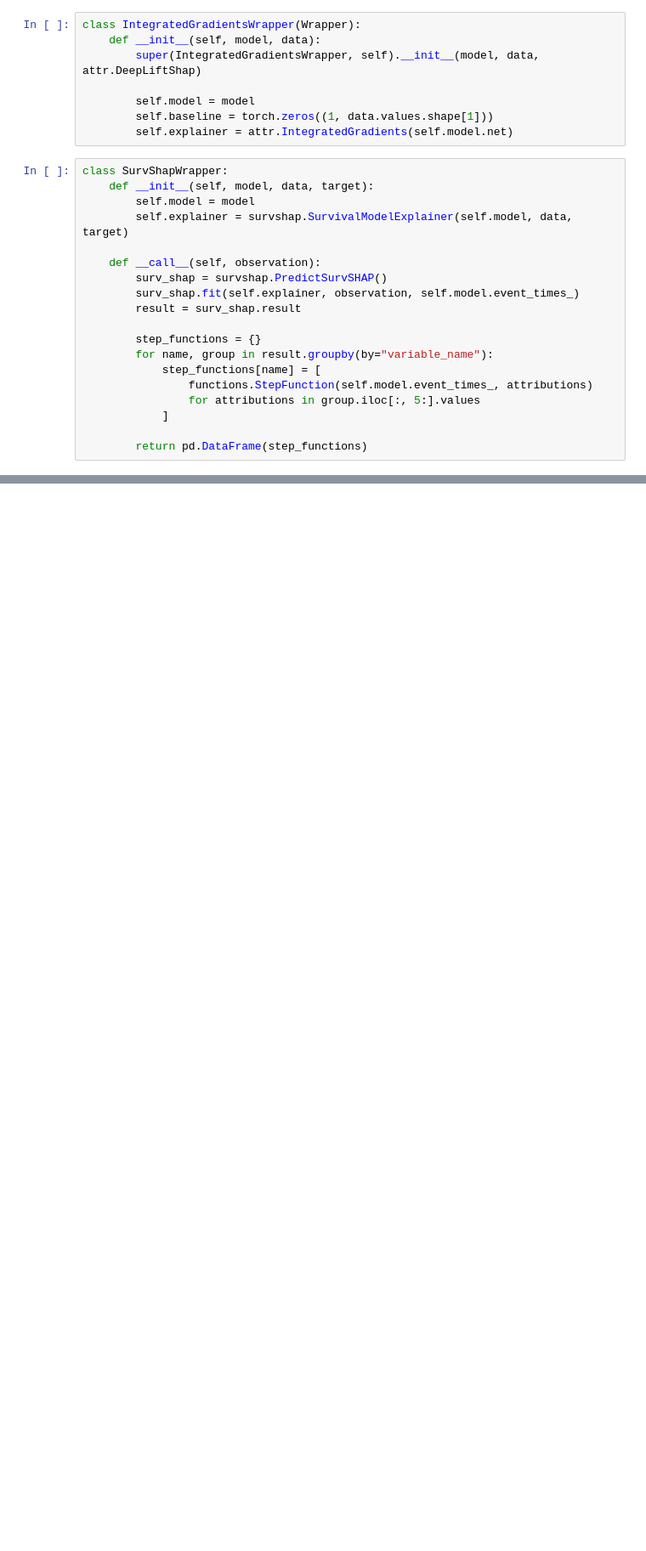
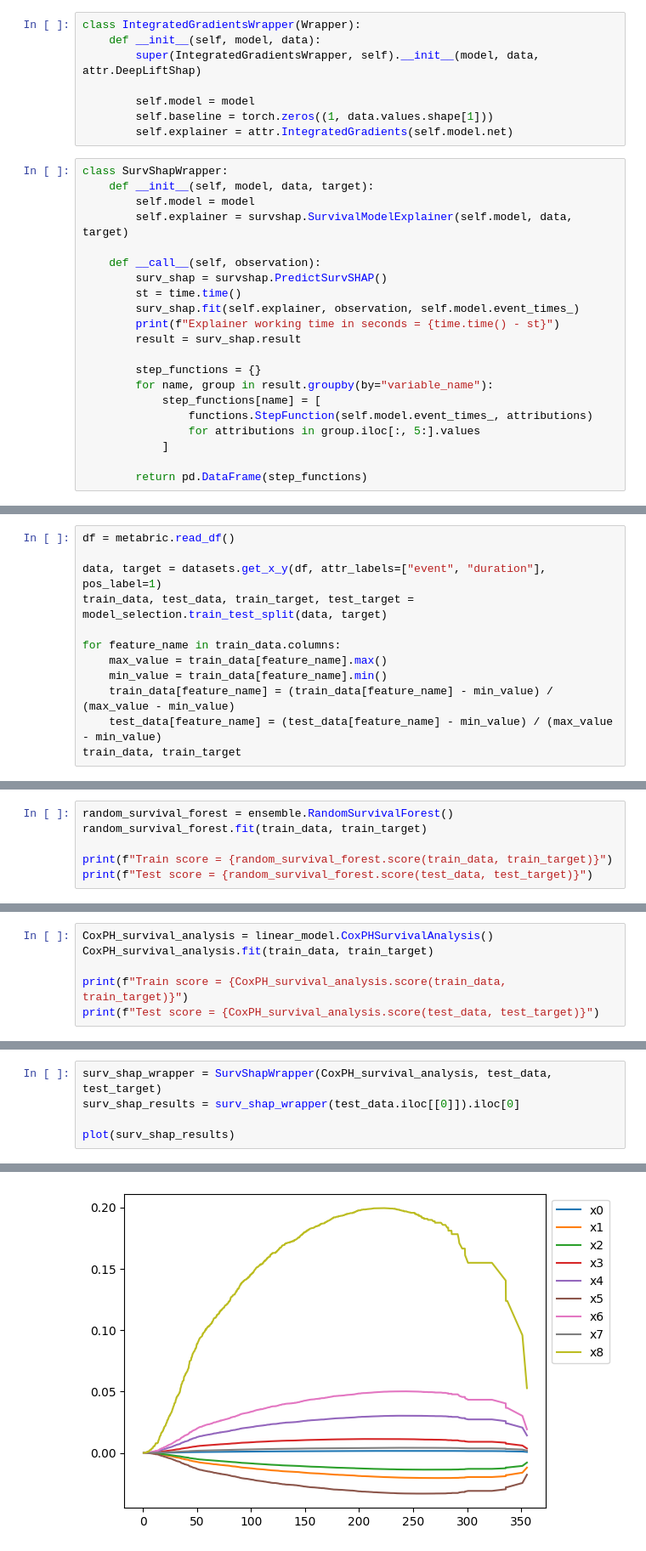
Before and after one commit to kskrajny/xai_team, a Jupyter notebook: XAI_project/XAI_Project_V.ipynb, the cells around one changed output, grey strips where cells are left out. Shown: that part at 85% size. Saved outputs shown, nothing was run; the diff lists cells and outputs as text; blank space fills up the shorter version.

```diff
--- a/XAI_project/XAI_Project_V.ipynb
+++ b/XAI_project/XAI_Project_V.ipynb
@@ -133,7 +143,9 @@ class SurvShapWrapper:
 
     def __call__(self, observation):
         surv_shap = survshap.PredictSurvSHAP()
+        st = time.time()
         surv_shap.fit(self.explainer, observation, self.model.event_times_)
+        print(f"Explainer working time in seconds = {time.time() - st}")
         result = surv_shap.result
 
         step_functions = {}
@@ -146,0 +179,12 @@ class SurvShapWrapper:
+# %%
+df = metabric.read_df()
+
+data, target = datasets.get_x_y(df, attr_labels=["event", "duration"], pos_label=1)
+train_data, test_data, train_target, test_target = model_selection.train_test_split(data, target)
+
+for feature_name in train_data.columns:
+    max_value = train_data[feature_name].max()
+    min_value = train_data[feature_name].min()
+    train_data[feature_name] = (train_data[feature_name] - min_value) / (max_value - min_value)
+    test_data[feature_name] = (test_data[feature_name] - min_value) / (max_value - min_value)
+train_data, train_target
@@ -165,0 +214,6 @@ df
+# %%
+random_survival_forest = ensemble.RandomSurvivalForest()
+random_survival_forest.fit(train_data, train_target)
+
+print(f"Train score = {random_survival_forest.score(train_data, train_target)}")
+print(f"Test score = {random_survival_forest.score(test_data, test_target)}")
@@ -165,0 +225,6 @@ df
+# %%
+CoxPH_survival_analysis = linear_model.CoxPHSurvivalAnalysis()
+CoxPH_survival_analysis.fit(train_data, train_target)
+
+print(f"Train score = {CoxPH_survival_analysis.score(train_data, train_target)}")
+print(f"Test score = {CoxPH_survival_analysis.score(test_data, test_target)}")
@@ -165,0 +263,6 @@ df
+# %%
+surv_shap_wrapper = SurvShapWrapper(CoxPH_survival_analysis, test_data, test_target)
+surv_shap_results = surv_shap_wrapper(test_data.iloc[[0]]).iloc[0]
+
+plot(surv_shap_results)
+# %% [output]
@@ -165,0 +270 @@ df
+[figure, added]
```
Also changed, not shown: parts of 37 cells of this notebook.
